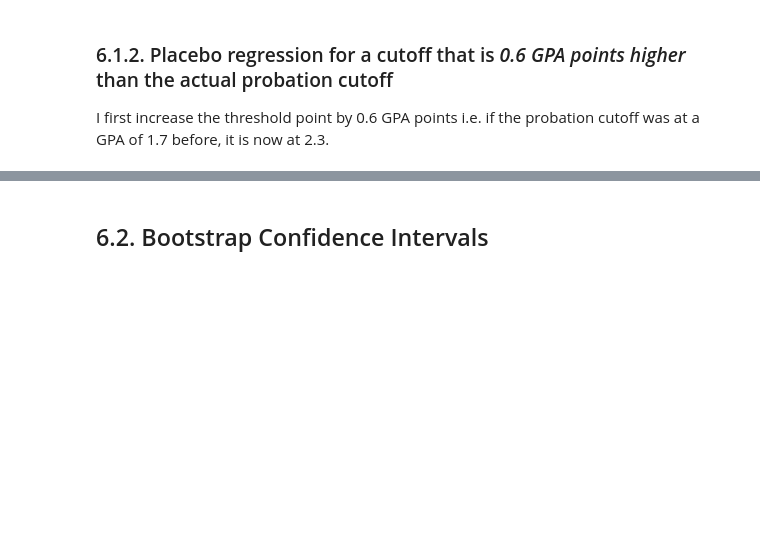
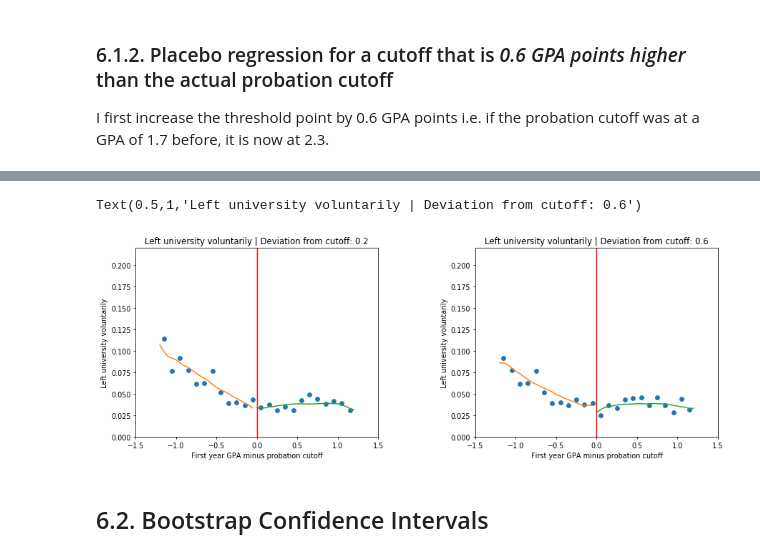
Before and after one commit to amageh/replication-performance-standards, a Jupyter notebook: project.ipynb, the cells around one changed output, grey strips where cells are left out. Saved outputs shown, nothing was run; the diff lists cells and outputs as text; code cells hidden in the pictures; blank space fills up the shorter version.

```diff
--- a/project.ipynb
+++ b/project.ipynb
@@ -618,8 +580,8 @@ placebo_data2 = gen_placebo_data(data=data, cutoff_deviation=(0.6))
 # %%
-placebo2_reg_table = create_placebo_regression(placebo_data=placebo2_data,
-                                               keys= groups_dict_keys,
-                                               columns= groups_dict_columns,
-                                               regressors= regressors,
-                                               outcome='left_school')
+placebo2_data = gen_placebo_data(data=data, cutoff_deviation=(0.6))
+placebo2_data12 = create_placebo_subdata(placebo_data=placebo2_data)[0]
+placebo2_data06 = create_placebo_subdata(placebo_data=placebo2_data)[1]
+placebo2_groups_dict_06 = create_groups_dict(placebo2_data06, groups_dict_keys, groups_dict_columns)
+placebo2_reg_table = estimate_RDD_multiple_datasets(placebo2_groups_dict_06, groups_dict_keys, 'left_school', regressors)
 placebo2_reg_table.style.applymap(pvalue_5percent_red, subset=['P-Value (1)', 'P-Value (0)'])
 # %% [output]
@@ -632,3 +597,37 @@ plot_placebo_regression_fig3(placebo_data=placebo2_data,
+# %%
+placebo1_pred = create_predictions(data=placebo1_data12, outcome='left_school', regressors=regressors, bandwidth=0.6)
+placebo2_pred = create_predictions(data=placebo2_data12, outcome='left_school', regressors=regressors, bandwidth=0.6)
+# %%
+plt.pyplot.figure(figsize=(15, 5), dpi=70, facecolor='w', edgecolor='k')
+plt.pyplot.subplots_adjust(wspace=0.4, hspace=0.4)
+
+plt.pyplot.subplot(1, 2, 1)
+plt.pyplot.xlim(-1.5, 1.5, 0.1)
+plt.pyplot.ylim(0, 0.22, 0.1)
+plt.pyplot.axvline(x=0, color='r')
+plt.pyplot.xlabel('First year GPA minus probation cutoff')
+plt.pyplot.ylabel('Left university voluntarily')
+bin_means = placebo1_data12.left_school.groupby(placebo1_data12['dist_from_cut_med10']).mean()
+bin_means = pd.Series.to_frame(bin_means)
+plt.pyplot.plot(list(bin_means.index),list(bin_means.left_school), 'o')
+plot_RDD_curve(df=placebo1_pred, running_variable="dist_from_cut",outcome="prediction", cutoff=0)
+plt.pyplot.title("Left university voluntarily | Deviation from cutoff: 0.2")
+
+
+plt.pyplot.subplot(1, 2, 2)
+plt.pyplot.xlim(-1.5, 1.5, 0.1)
+plt.pyplot.ylim(0, 0.22, 0.1)
+plt.pyplot.axvline(x=0, color='r')
+plt.pyplot.xlabel('First year GPA minus probation cutoff')
+plt.pyplot.ylabel('Left university voluntarily')
+bin_means = placebo2_data12.left_school.groupby(placebo2_data12['dist_from_cut_med10']).mean()
+bin_means = pd.Series.to_frame(bin_means)
+plt.pyplot.plot(list(bin_means.index),list(bin_means.left_school), 'o')
+plot_RDD_curve(df=placebo2_pred, running_variable="dist_from_cut",outcome="prediction", cutoff=0)
+plt.pyplot.title("Left university voluntarily | Deviation from cutoff: 0.6")
+# %% [output]
+Text(0.5,1,'Left university voluntarily | Deviation from cutoff: 0.6')
+[figure, added]
 # %% [markdown]
 ## 6.2. Bootstrap Confidence Intervals
 # %% [markdown]
```
Also changed, not shown: parts of 20 cells of this notebook, 3 other files.
